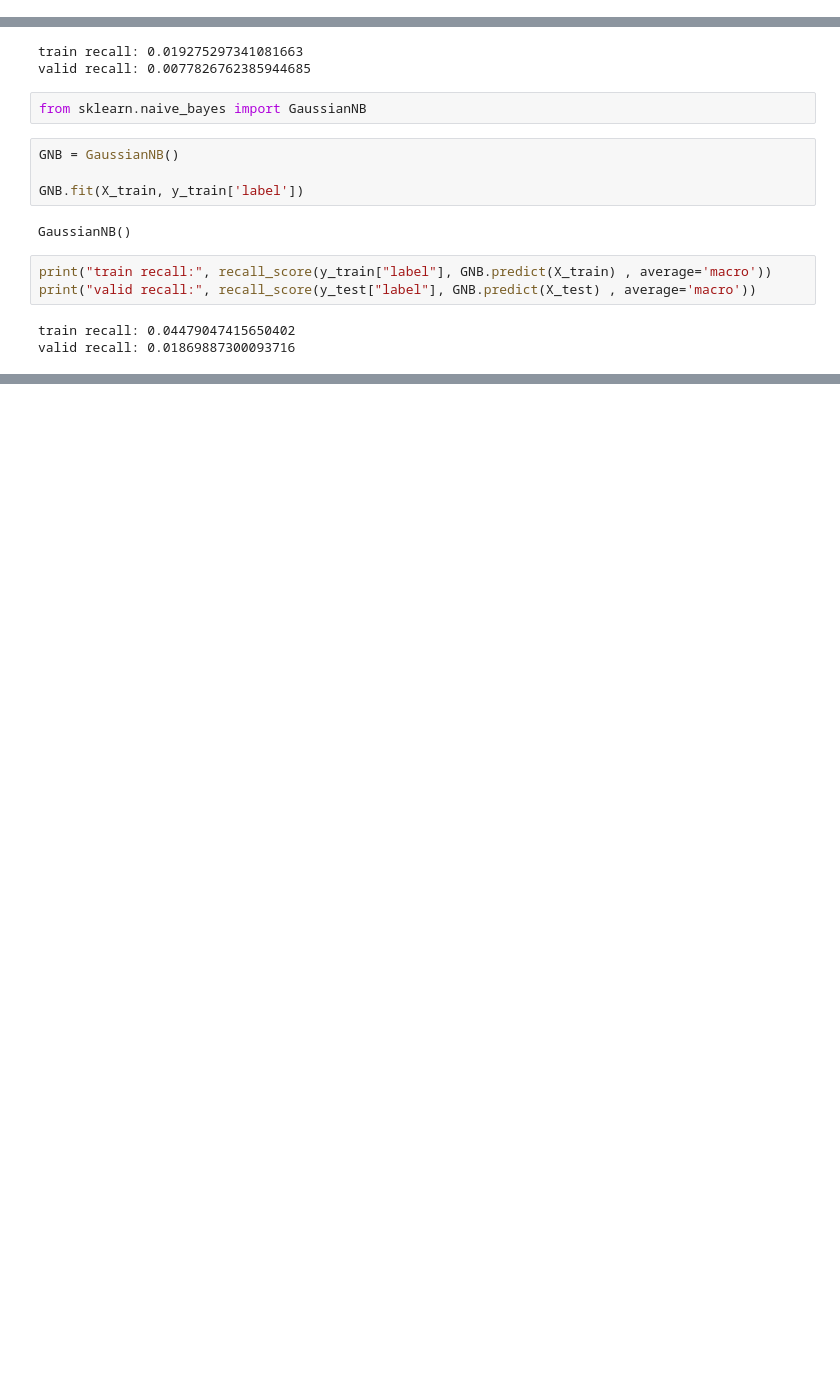
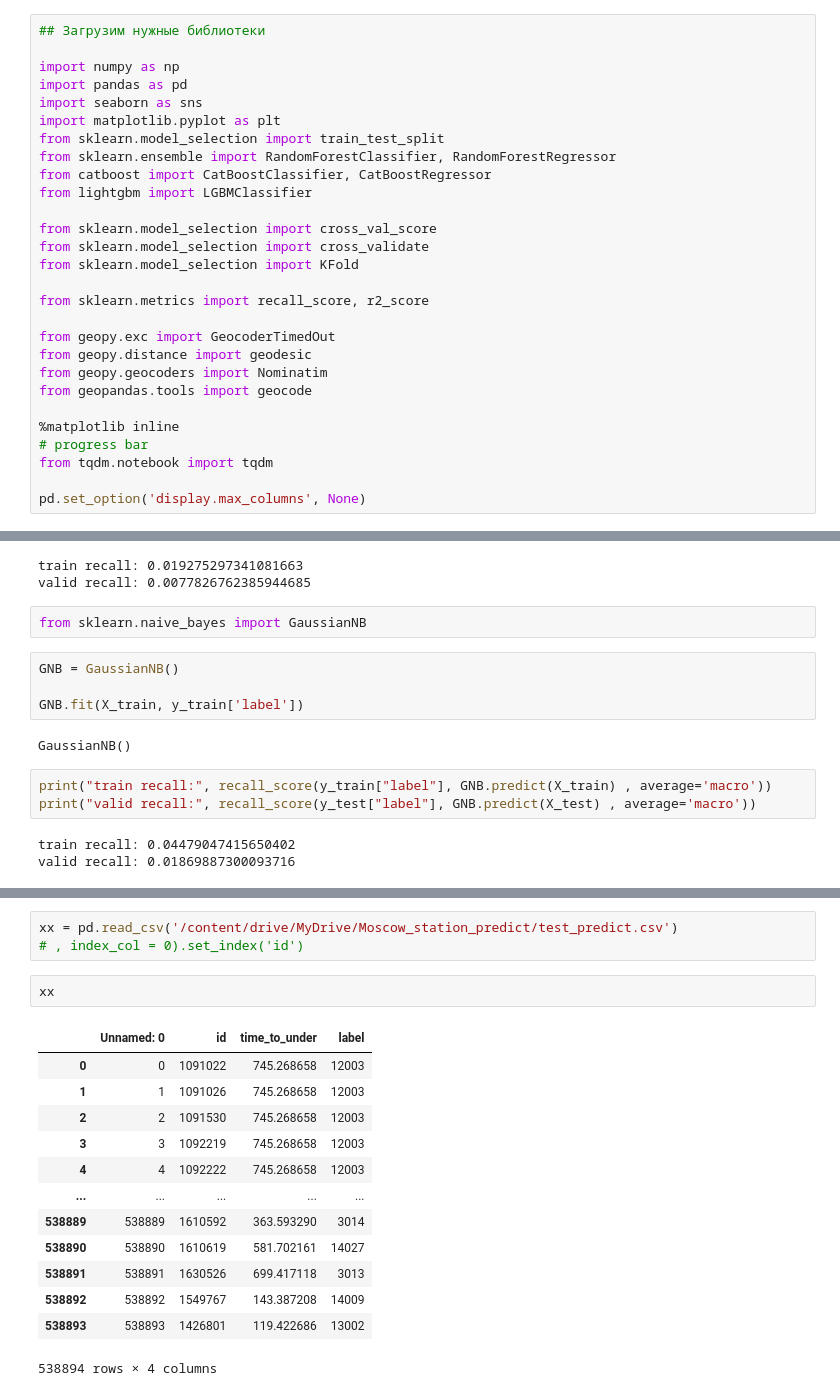
Before and after one commit to varvaraptl/itinerary_forecast, a Jupyter notebook: moscow_metro_predict.ipynb, the cells around one changed output, grey strips where cells are left out. Saved outputs shown, nothing was run; the diff lists cells and outputs as text; blank space fills up the shorter version.

```diff
--- a/moscow_metro_predict.ipynb
+++ b/moscow_metro_predict.ipynb
@@ -1127,0 +1174,28 @@ X_train, X_test, y_train, y_test = train_test_split(X, y, test_size=0.05, random
+# %%
+## Загрузим нужные библиотеки
+
+import numpy as np
+import pandas as pd
+import seaborn as sns
+import matplotlib.pyplot as plt
+from sklearn.model_selection import train_test_split
+from sklearn.ensemble import RandomForestClassifier, RandomForestRegressor
+from catboost import CatBoostClassifier, CatBoostRegressor
+from lightgbm import LGBMClassifier
+
+from sklearn.model_selection import cross_val_score
+from sklearn.model_selection import cross_validate
+from sklearn.model_selection import KFold
+
+from sklearn.metrics import recall_score, r2_score
+
+from geopy.exc import GeocoderTimedOut
+from geopy.distance import geodesic
+from geopy.geocoders import Nominatim
+from geopandas.tools import geocode
+
+%matplotlib inline
+# progress bar
+from tqdm.notebook import tqdm
+
+pd.set_option('display.max_columns', None)
@@ -1537,0 +1817,19 @@ valid recall: 0.01869887300093716
+# %%
+xx = pd.read_csv('/content/drive/MyDrive/Moscow_station_predict/test_predict.csv')
+# , index_col = 0).set_index('id')
+# %%
+xx
+# %% [output]
+|  | Unnamed: 0 | id | time_to_under | label |
+| 0 | 0 | 1091022 | 745.268658 | 12003 |
+| 1 | 1 | 1091026 | 745.268658 | 12003 |
+| 2 | 2 | 1091530 | 745.268658 | 12003 |
+| 3 | 3 | 1092219 | 745.268658 | 12003 |
+| 4 | 4 | 1092222 | 745.268658 | 12003 |
+| ... | ... | ... | ... | ... |
+| 538889 | 538889 | 1610592 | 363.593290 | 3014 |
+| 538890 | 538890 | 1610619 | 581.702161 | 14027 |
+| 538891 | 538891 | 1630526 | 699.417118 | 3013 |
+| 538892 | 538892 | 1549767 | 143.387208 | 14009 |
+| 538893 | 538893 | 1426801 | 119.422686 | 13002 |
+538894 rows × 4 columns
```
Also changed, not shown: parts of 211 cells of this notebook.
